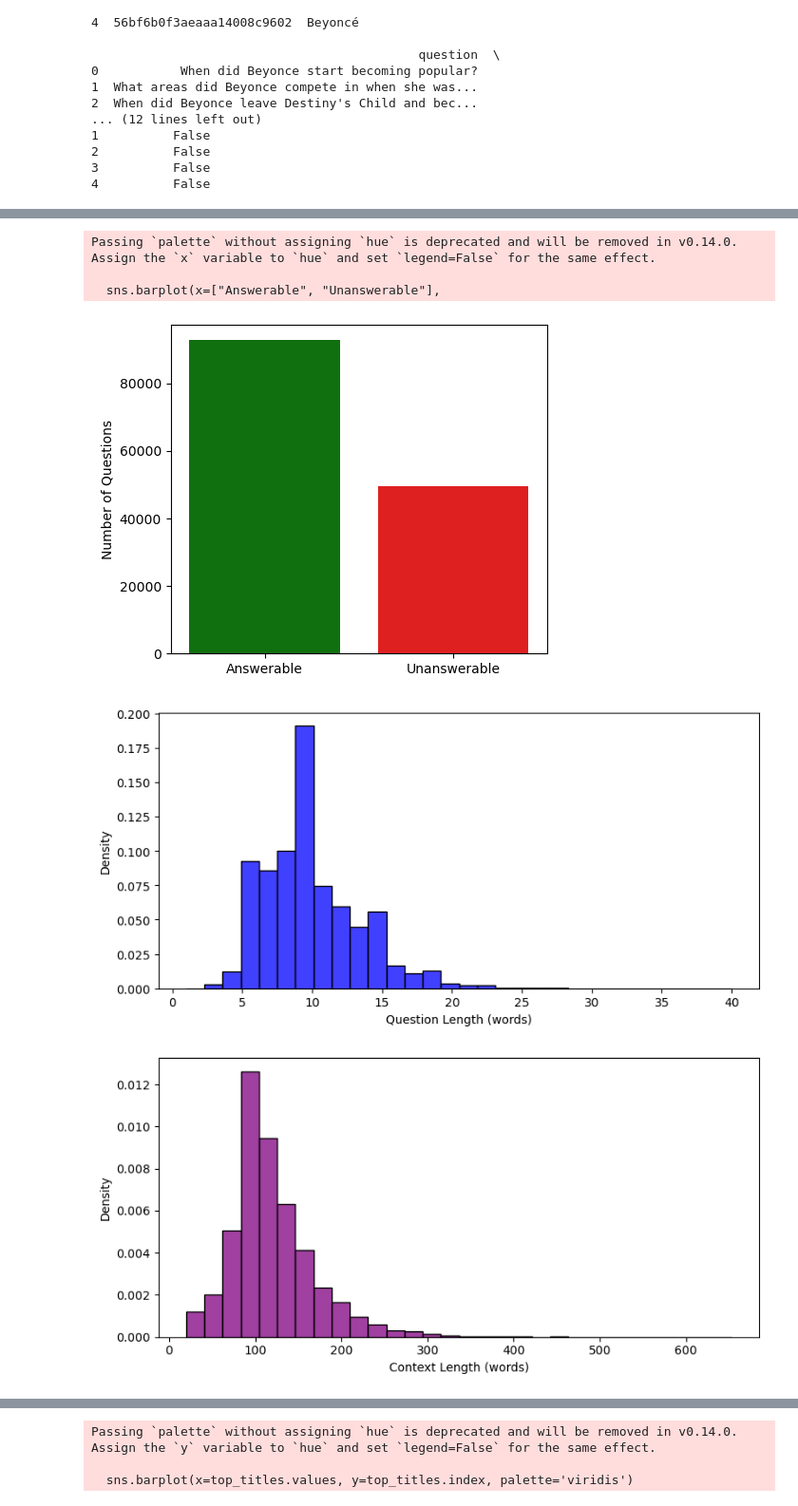
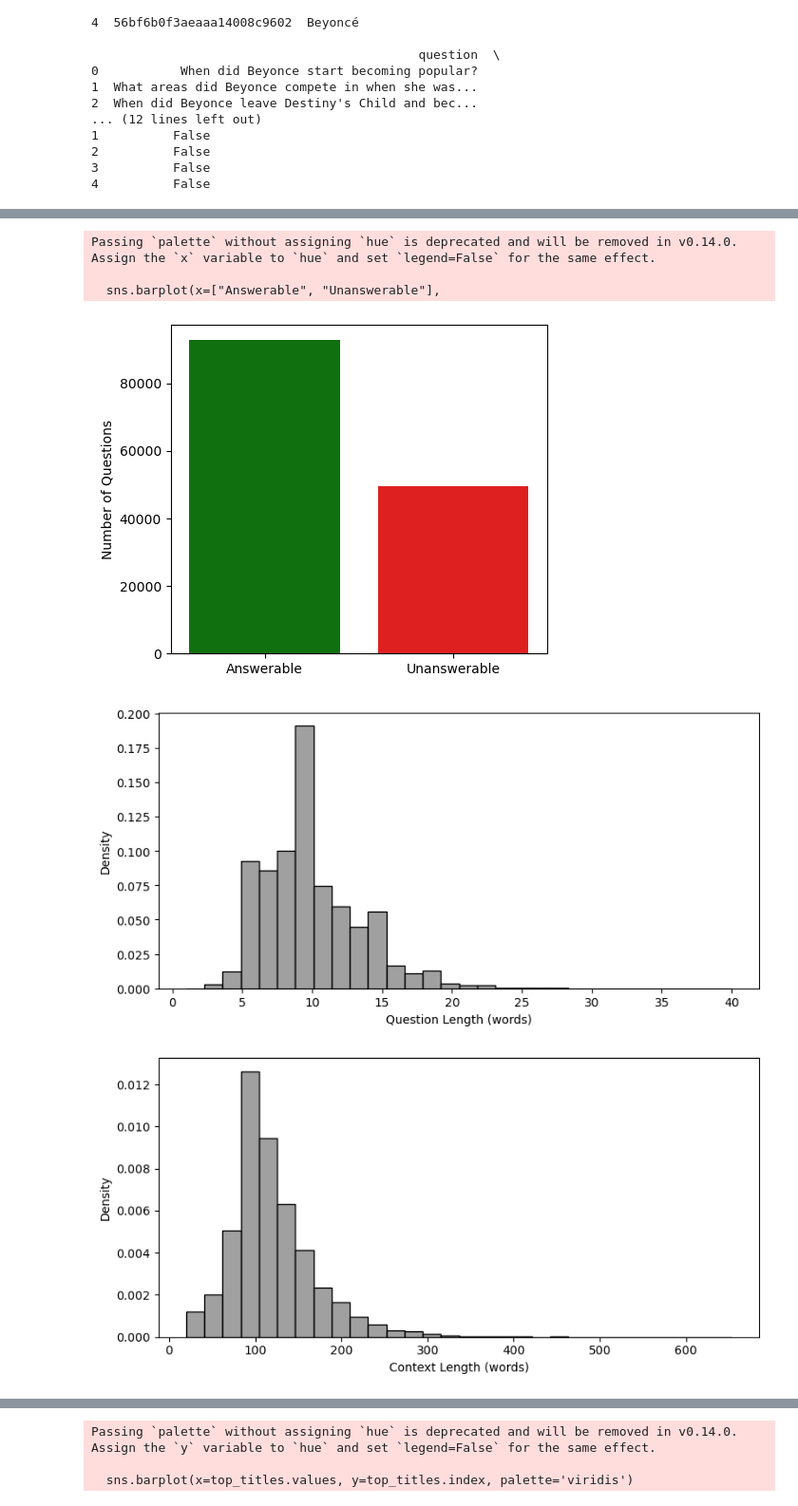
Before and after one commit to christian-hobelsberger/LLMUncertainty, a Jupyter notebook: dataset_analysis.ipynb, the cells around one changed output, grey strips where cells are left out. Shown at 95% size. Saved outputs shown, nothing was run; the diff lists cells and outputs as text; code cells hidden in the pictures.

```diff
--- a/dataset_analysis.ipynb
+++ b/dataset_analysis.ipynb
@@ -42,8 +42,8 @@ def load_squad_dataset(file_path):
     return pd.DataFrame(data)
 
 # File paths
-squad_train_file = 'data/SQuAD2/SQuAD2_train-v2.0.json'
-squad_dev_file = 'data/SQuAD2/SQuAD2_dev-v2.0.json'
+squad_train_file = 'data/SQuAD2_train-v2.0.json'
+squad_dev_file = 'data/SQuAD2_dev-v2.0.json'
 
 # Load datasets
 train_df_squad = load_squad_dataset(squad_train_file)
@@ -51,7 +51,7 @@ dev_df_squad = load_squad_dataset(squad_dev_file)
 
 # Merge train and dev sets
 squad_df = pd.concat([train_df_squad, dev_df_squad], ignore_index=True)
-squad_df.to_csv('data/SQuAD2/SQuAD2_merged.csv', index=False)
+squad_df.to_csv('data/SQuAD2_merged.csv', index=False)
 
 # Display shape and head for verification
 print("Merged SQuAD shape:", squad_df.shape)
@@ -114,37 +114,37 @@ plt.ylabel("Number of Questions")
 # plt.title("Answerable vs Unanswerable Questions")
 plt.tight_layout()
 plt.savefig("figures/SQuAD/answerable_vs_unanswerable.png")
 plt.show()
 
 # ----------- Visualization 2: Question Length Distribution ------------
 plt.figure(figsize=(8, 4))
-sns.histplot(squad_df['question'].apply(lambda x: len(x.split())), kde=False, bins=30, color='blue', stat="density")
+sns.histplot(squad_df['question'].apply(lambda x: len(x.split())), kde=False, bins=30, color='grey', stat="density")
 plt.xlabel("Question Length (words)")
 plt.ylabel("Density")
 # plt.title("Distribution of Question Lengths")
 plt.tight_layout()
 plt.savefig("figures/SQuAD/question_length_distribution.png")
 plt.show()
 
 # ----------- Visualization 3: Context Length Distribution ------------
 plt.figure(figsize=(8, 4))
-sns.histplot(squad_df['context'].apply(lambda x: len(x.split())), kde=False, bins=30, color='purple', stat="density")
+sns.histplot(squad_df['context'].apply(lambda x: len(x.split())), kde=False, bins=30, color='grey', stat="density")
 plt.xlabel("Context Length (words)")
 plt.ylabel("Density")
 # plt.title("Distribution of Context Lengths")
 plt.tight_layout()
 plt.savefig("figures/SQuAD/context_length_distribution.png")
 plt.show()
 
 print(stats_df_squad)
 # %% [output]
 Saved dataset summary to tables/SQuAD/squad2_summary_stats.csv
 Passing `palette` without assigning `hue` is deprecated and will be removed in v0.14.0. Assign the `x` variable to `hue` and set `legend=False` for the same effect.
 
   sns.barplot(x=["Answerable", "Unanswerable"],
 [figure]
-[figure, old version]
+[figure, new version]
-[figure, old version]
+[figure, new version]
   Dataset  Total Questions  Answerable Questions  Unanswerable Questions  \
 0  Merged           142192                 92749                   49443
 
```
Also changed, not shown: parts of 12 cells of this notebook, 9 other files.
